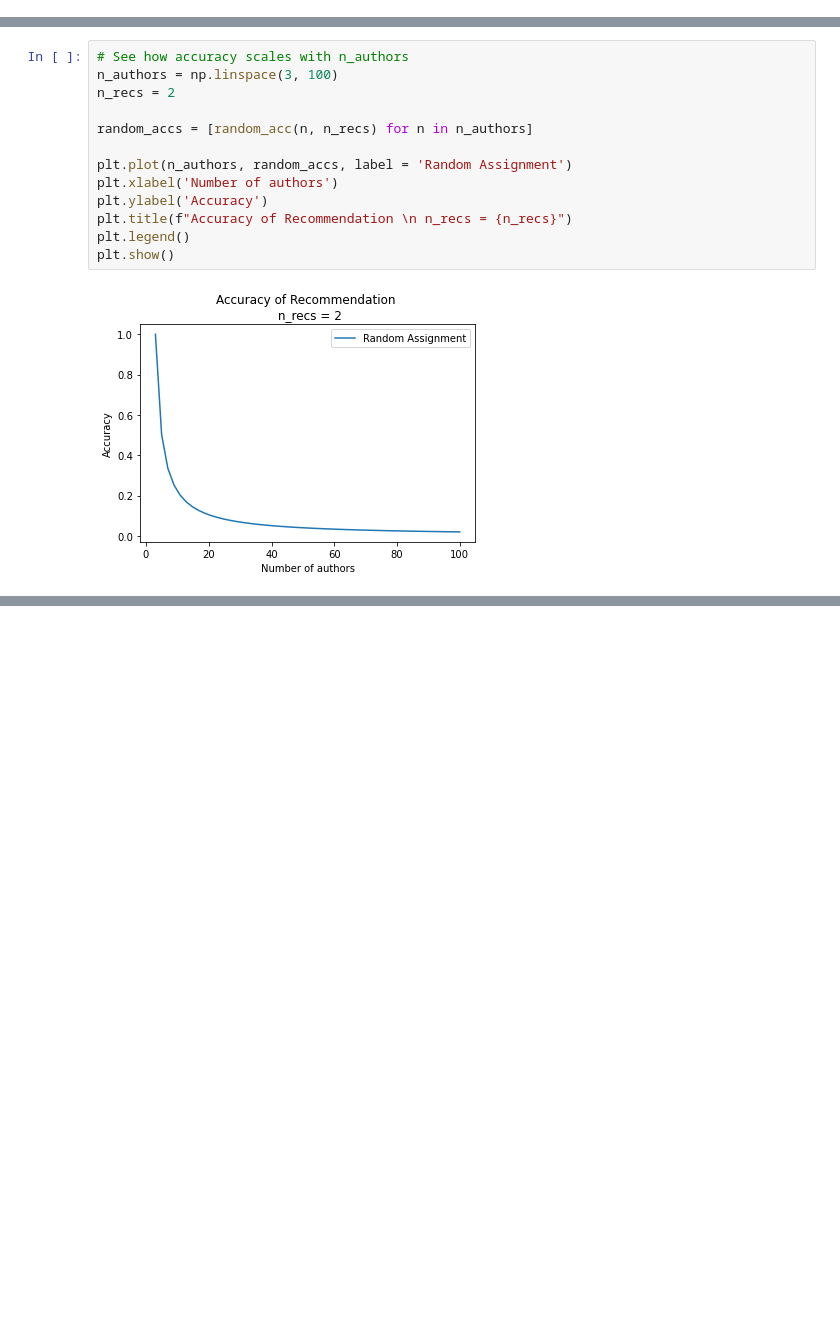
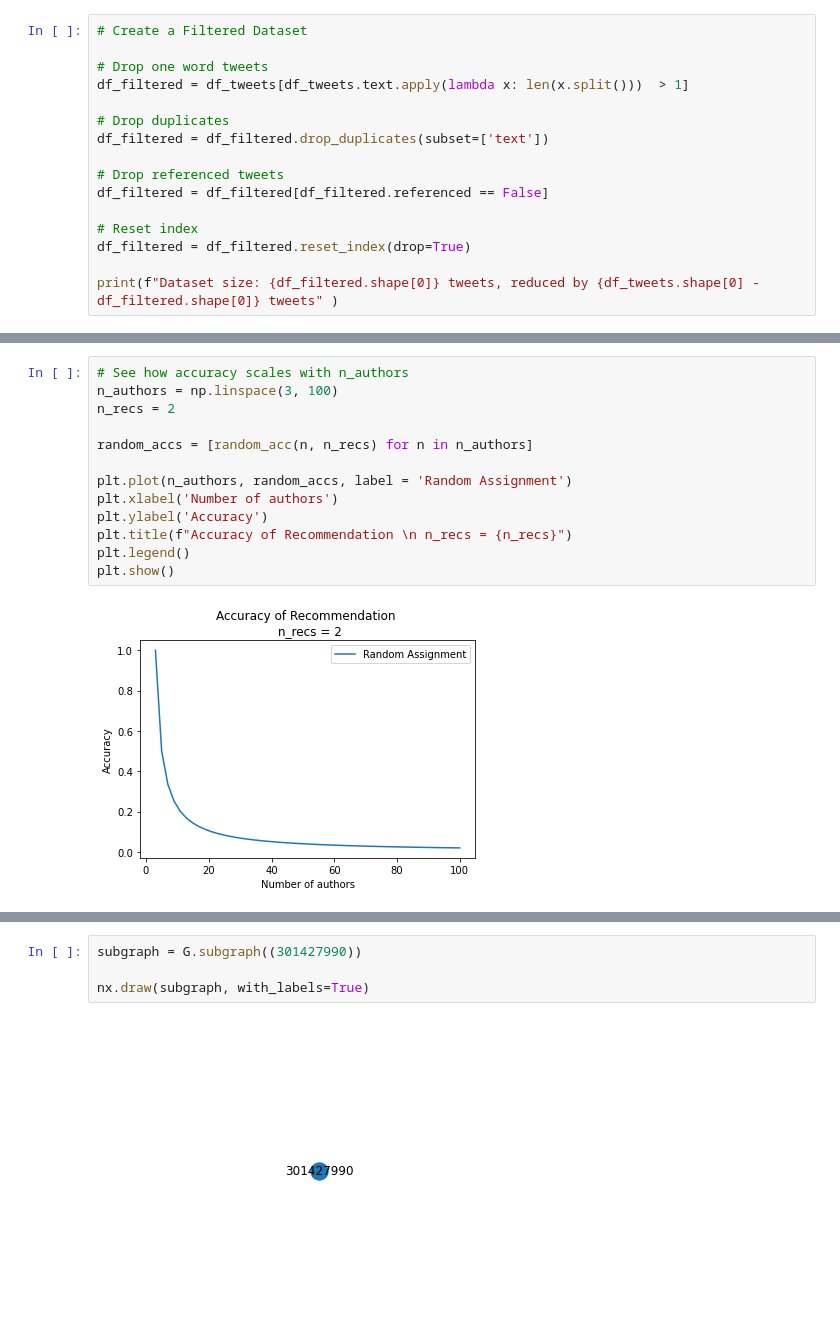
Before and after one commit to rooteco/tweetscape-experiments, a Jupyter notebook: python/notebooks/semantics/semantics.ipynb, the cells around one changed output, grey strips where cells are left out. Saved outputs shown, nothing was run; the diff lists cells and outputs as text; blank space fills up the shorter version.

```diff
--- a/python/notebooks/semantics/semantics.ipynb
+++ b/python/notebooks/semantics/semantics.ipynb
@@ -73,0 +106,16 @@ for author in authors.keys():
+# %%
+# Create a Filtered Dataset
+
+# Drop one word tweets
+df_filtered = df_tweets[df_tweets.text.apply(lambda x: len(x.split()))  > 1]
+
+# Drop duplicates
+df_filtered = df_filtered.drop_duplicates(subset=['text'])
+
+# Drop referenced tweets
+df_filtered = df_filtered[df_filtered.referenced == False]
+
+# Reset index
+df_filtered = df_filtered.reset_index(drop=True)
+
+print(f"Dataset size: {df_filtered.shape[0]} tweets, reduced by {df_tweets.shape[0] - df_filtered.shape[0]} tweets" )
@@ -355,0 +594,6 @@ plt.show()
+# %%
+subgraph = G.subgraph((301427990))
+
+nx.draw(subgraph, with_labels=True)
+# %% [output]
+[figure, added]
```
Also changed, not shown: parts of 30 cells of this notebook.
